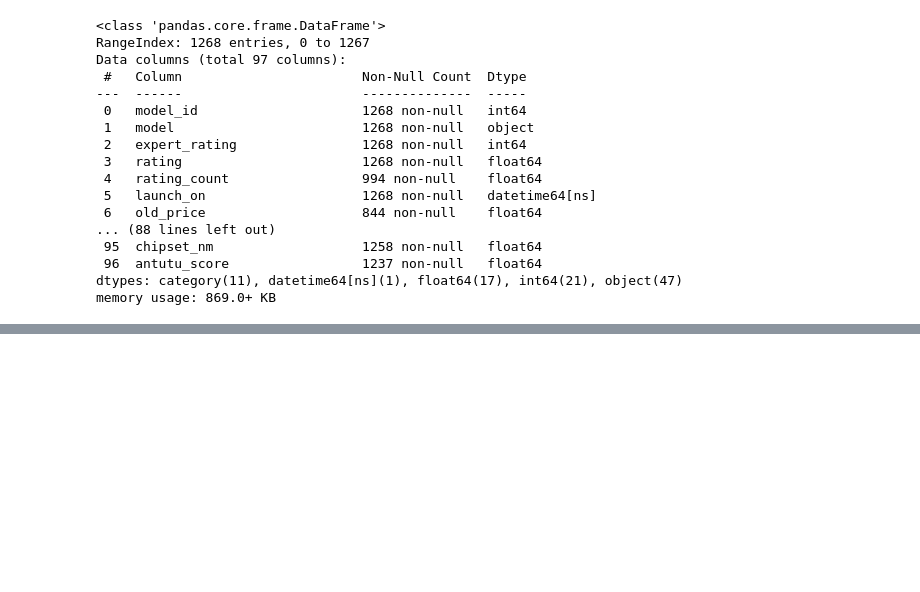
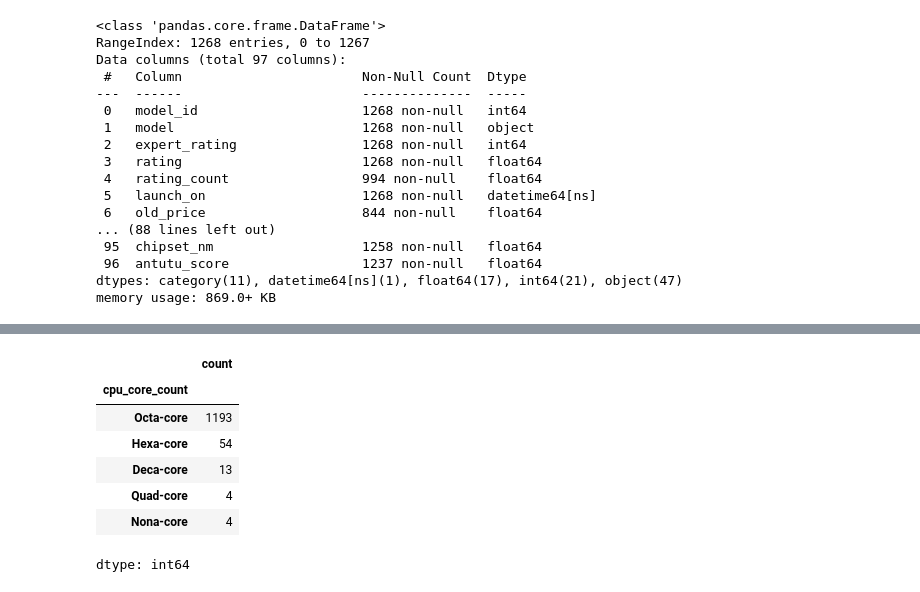
Before and after one commit to rajeshxdatascience/smartphone-recommender-system, a Jupyter notebook: SpecLens_AI_Data_Engineering.ipynb, the cells around one changed output, grey strips where cells are left out. Cells and saved outputs as stored; diff of their text form; code cells hidden in the pictures; blank space fills up the shorter version.

```diff
--- a/SpecLens_AI_Data_Engineering.ipynb
+++ b/SpecLens_AI_Data_Engineering.ipynb
@@ -2969,0 +2991,13 @@ memory usage: 869.0+ KB
+# %%
+df['cpu_core_count'] = df['cpu'].str.strip().str.split(' ').str.get(0)
+# %%
+df['cpu_core_count'].value_counts(dropna=False)
+# %% [output]
+|  | count |
+| cpu_core_count |  |
+| Octa-core | 1193 |
+| Hexa-core | 54 |
+| Deca-core | 13 |
+| Quad-core | 4 |
+| Nona-core | 4 |
+dtype: int64
```
Also changed, not shown: parts of 3 cells of this notebook.
